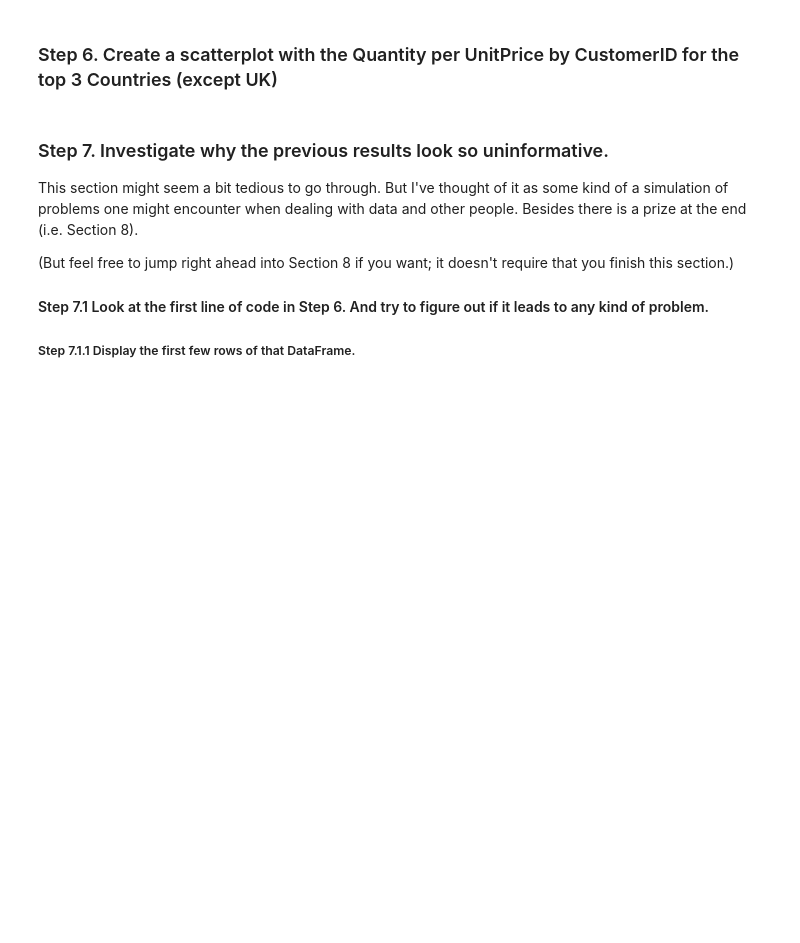
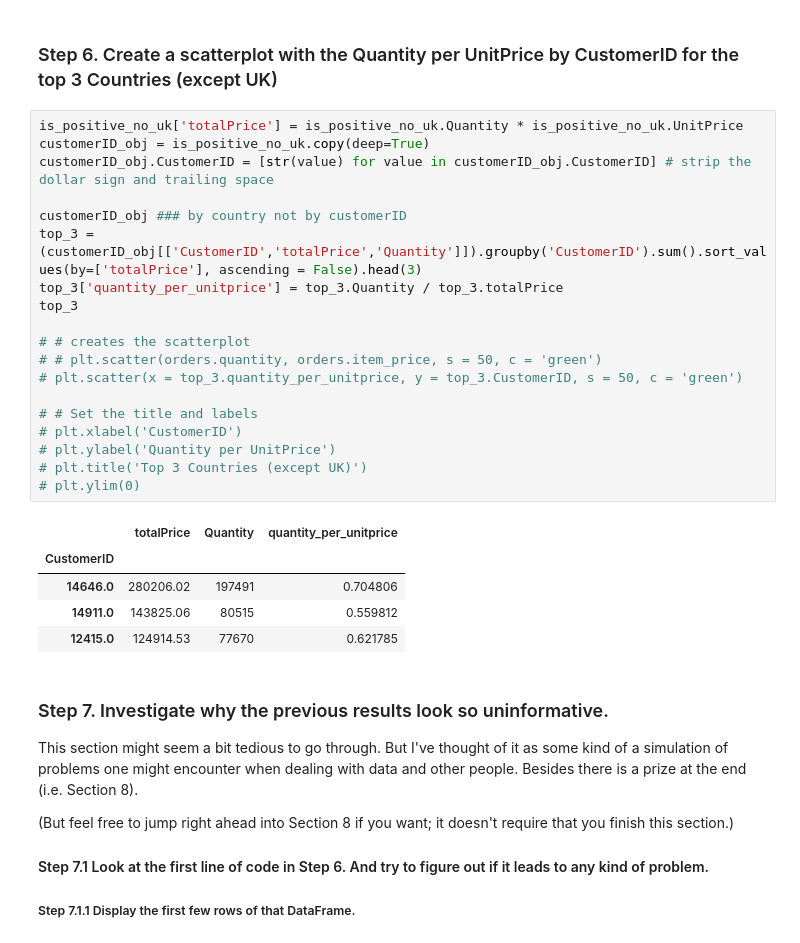
Before and after one commit to osbertc/pandas_exercises, a Jupyter notebook: 07_Visualization/Online_Retail/Osbert_with_answer_20201203.ipynb, the cells around one changed output. Saved outputs shown, nothing was run; the diff lists cells and outputs as text; blank space fills up the shorter version.

```diff
--- a/07_Visualization/Online_Retail/Osbert_with_answer_20201203.ipynb
+++ b/07_Visualization/Online_Retail/Osbert_with_answer_20201203.ipynb
@@ -51,5 +66,30 @@ Text(0.5, 1.0, 'Top 10 Countries with most order')
 # %% [markdown]
 ### Step 6. Create a scatterplot with the Quantity per UnitPrice by CustomerID for the top 3 Countries (except UK)
+# %%
+is_positive_no_uk['totalPrice'] = is_positive_no_uk.Quantity * is_positive_no_uk.UnitPrice
+customerID_obj = is_positive_no_uk.copy(deep=True)
+customerID_obj.CustomerID = [str(value) for value in customerID_obj.CustomerID] # strip the dollar sign and trailing space
+
+customerID_obj ### by country not by customerID
+top_3 = (customerID_obj[['CustomerID','totalPrice','Quantity']]).groupby('CustomerID').sum().sort_values(by=['totalPrice'], ascending = False).head(3)
+top_3['quantity_per_unitprice'] = top_3.Quantity / top_3.totalPrice
+top_3
+
+# # creates the scatterplot
+# # plt.scatter(orders.quantity, orders.item_price, s = 50, c = 'green')
+# plt.scatter(x = top_3.quantity_per_unitprice, y = top_3.CustomerID, s = 50, c = 'green')
+
+# # Set the title and labels
+# plt.xlabel('CustomerID')
+# plt.ylabel('Quantity per UnitPrice')
+# plt.title('Top 3 Countries (except UK)')
+# plt.ylim(0)
+# %% [output]
+|  | totalPrice | Quantity | quantity_per_unitprice |
+| CustomerID |  |  |  |
+| 14646.0 | 280206.02 | 197491 | 0.704806 |
+| 14911.0 | 143825.06 | 80515 | 0.559812 |
+| 12415.0 | 124914.53 | 77670 | 0.621785 |
 # %% [markdown]
 ### Step 7. Investigate why the previous results look so uninformative.
 
```
Also changed, not shown: parts of 1 cell of this notebook.
